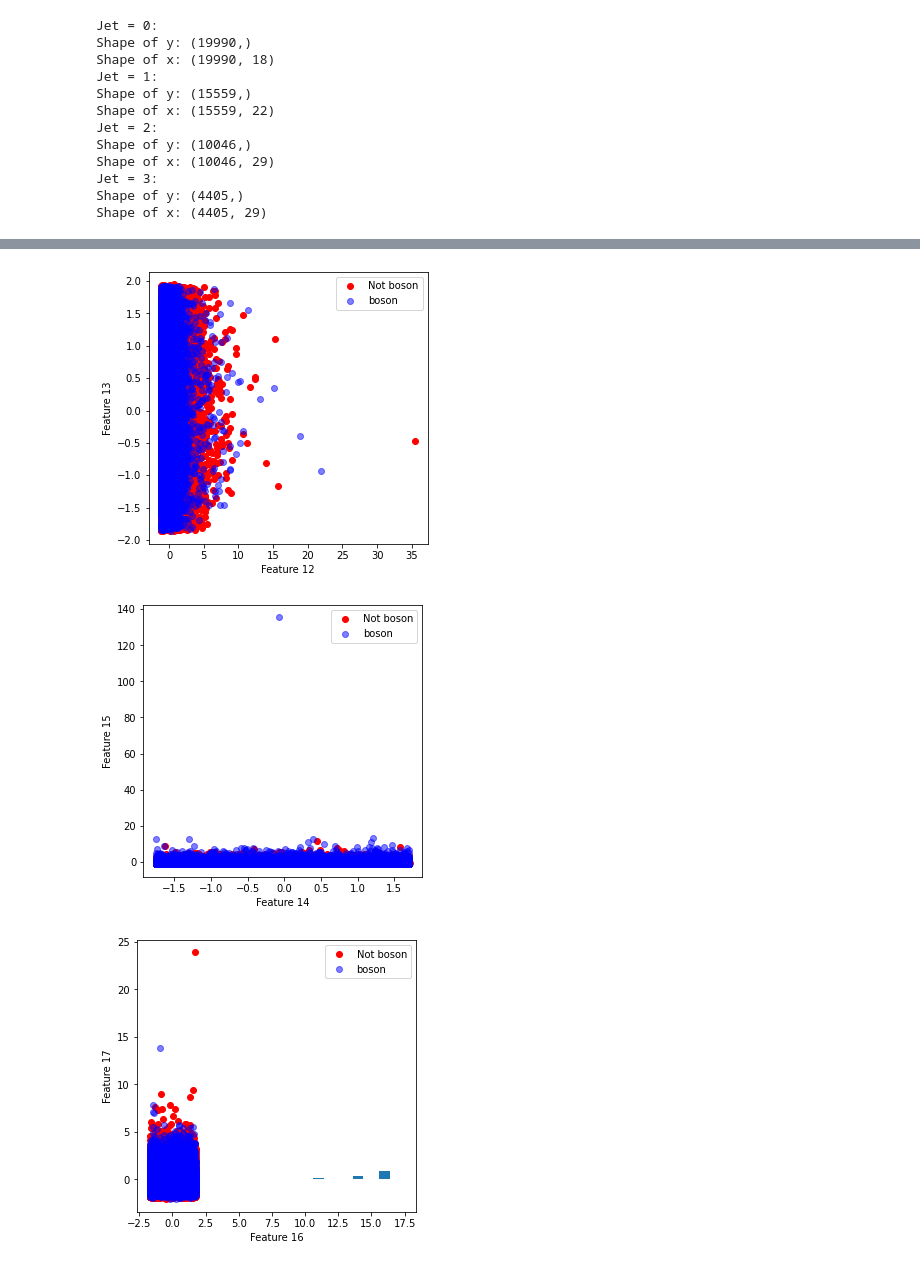
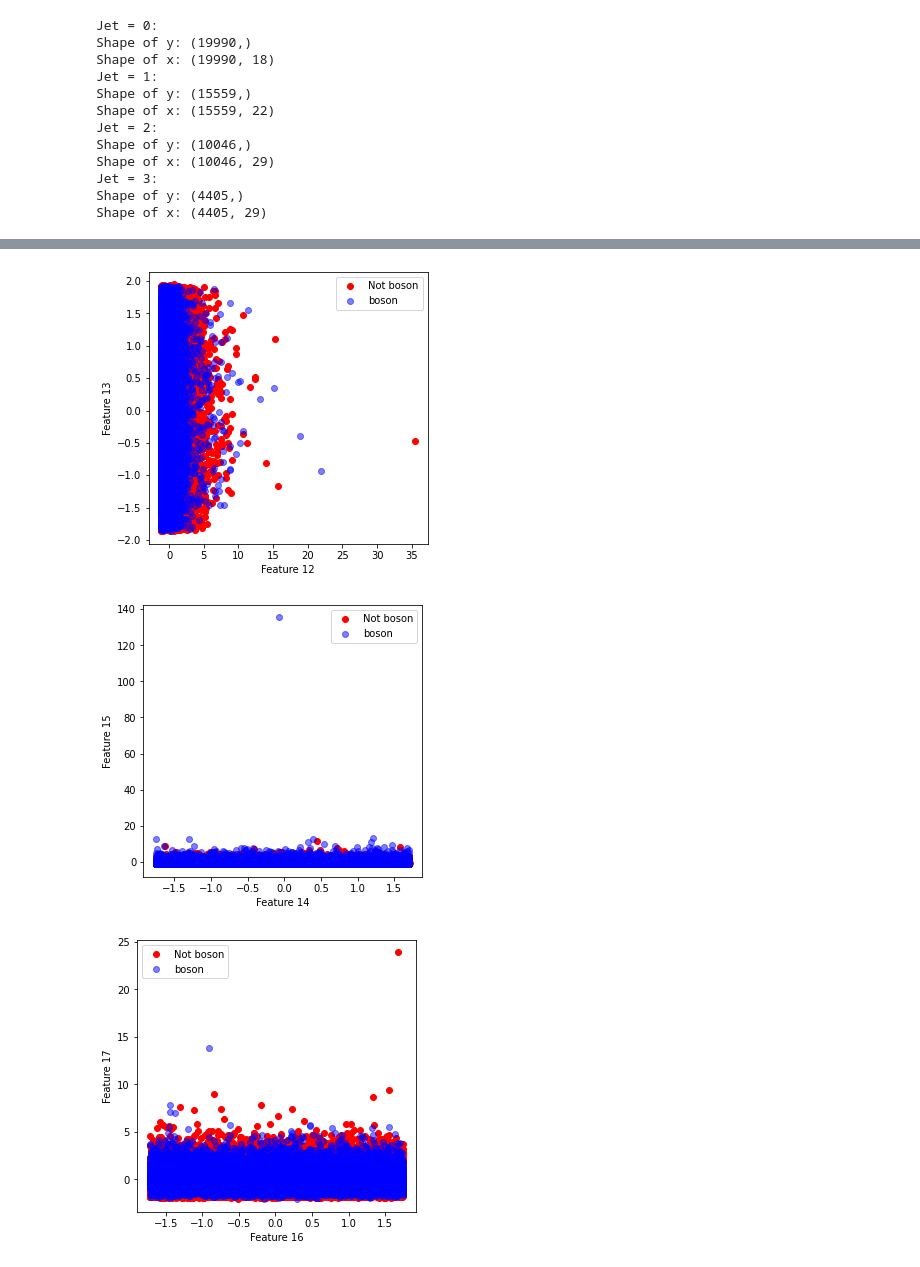
Before and after one commit to Quentin18/higgs-boson-challenge, a Jupyter notebook: scripts/main.ipynb, the cells around one changed output, grey strips where cells are left out. Saved outputs shown, nothing was run; the diff lists cells and outputs as text; code cells hidden in the pictures.

```diff
--- a/scripts/main.ipynb
+++ b/scripts/main.ipynb
@@ -151,17 +151,17 @@ Shape of y: (4405,)
 Shape of x: (4405, 29)
 # %%
 # Run classification algorithm on train data by jet
-max_iters = 2000
+max_iters = 5000
 gamma = 1e-5
+lambda_ = 1e-2
 threshold = 1e-8
 w_by_jet = list()
 for i, x_tr_jet, y_tr_jet in zip(
     range(len(x_tr_by_jet)), x_tr_by_jet, y_tr_by_jet):
     print(f'Jet = {i}:')
     initial_w = np.zeros((x_tr_jet.shape[1], 1))
-    w, _ = logistic_regression(y_tr_jet, x_tr_jet, initial_w,
-                                max_iters, gamma, threshold,
-                                info=True, sgd=False)
+    w, _ = reg_logistic_regression(y_tr_jet, x_tr_jet, lambda_, initial_w,
+                                   max_iters, gamma, threshold, info=True)
     print(w)
     w_by_jet.append(w)
 # %% [output]
@@ -185,17 +185,29 @@ Iter: 01000/2000 - Loss: 31203.09
 # %%
 # Predict test data by jet
-fig, axs = plt.subplots(ncols=4, figsize=(12, 12))
+plt.figure(figsize=(8, 8))
 y_pred_by_jet = list()
+accuracies = list()
+
 for i, w, x_te_jet, y_te_jet, ax in zip(
-    range(len(x_te_by_jet)), w_by_jet,x_te_by_jet, y_te_by_jet, axs):
+    range(MAX_JET + 1), w_by_jet,x_te_by_jet, y_te_by_jet, axs):
     print(f'Jet = {i}:')
+    # Predict labels
     x_te_jet = np.c_[np.ones((y_te_jet.shape[0], 1)), x_te_jet]
     y_pred = predict_labels(w, x_te_jet, label_b_in=0, label_b_out=0,
                             use_sigmoid=True)
     y_pred_by_jet.append(y_pred)
-    print(f'Accuracy score: {accuracy_score(y_te_jet, y_pred):.2f}')
+
+    # Accuracy score
+    accuracy = accuracy_score(y_te_jet, y_pred)
+    accuracies.append(accuracy)
+    print(f'Accuracy score: {accuracy:.2f}')
+
+    # Confusion matrix
+    ax = plt.subplot(2, 2, i + 1)
     conf_matrix = confusion_matrix(y_te, y_pred)
-    plot_confusion_matrix(conf_matrix, ax=ax)
+    plot_confusion_matrix(conf_matrix, ax=ax, title=f'Jet = {i}')
+
+plt.suptitle('Confusion matrices')
 plt.tight_layout()
 # %% [output]
 Jet = 0:
@@ -231,16 +250,15 @@ from stats_tests import anova_test
 from sklearn.feature_selection import f_classif
 
 
-
-for i,x_jet,y_jet in zip(range(len(x_tr_by_jet)),x_tr_by_jet,y_tr_by_jet):
-    print(f"jet {i} :")
-    F,P=f_classif(x_jet,y_jet)
+for i, x_jet, y_jet in zip(range(len(x_tr_by_jet)), x_tr_by_jet, y_tr_by_jet):
+    print(f'Jet = {i}')
+    F, P = f_classif(x_jet, y_jet)
     print(np.argsort(F))
-    f=anova_test(x_jet,y_jet,label_b=0)
+    f = anova_test(x_jet,y_jet,label_b=0)
     #F,P=f_classif(x,y_jet)
     #print(np.sort(f))
     if i==0:
-        scatter_all_features(x_jet,y_jet)
-    if i==0:
-        plt.bar(np.argsort(P),np.sort(P))
+        scatter_all_features(x_jet, y_jet)
+    # if i==0:
+    #     plt.bar(np.argsort(P),np.sort(P))
 # %% [output]
@@ -259,16 +277,16 @@ jet 3 :
 [15  9 27 24 21 23 18 22 14 17 20 26 16 28  8  2 25  7 19  6 10  4  0  5
  12 13  3  1 11]
 [15  9 27 24 23 21 18 22 14 17 20 26 16 28  8  2 25  7 19  6 10  4  5 12
   0 13  3  1 11]
 [figure]
 [figure]
 [figure]
 [figure]
 [figure]
 [figure]
 [figure]
 [figure]
-[figure, old version]
+[figure, new version]
 # %%
 # logistic regression for feature importance
 from sklearn.linear_model import LogisticRegression
```
Also changed, not shown: parts of 12 cells of this notebook.
